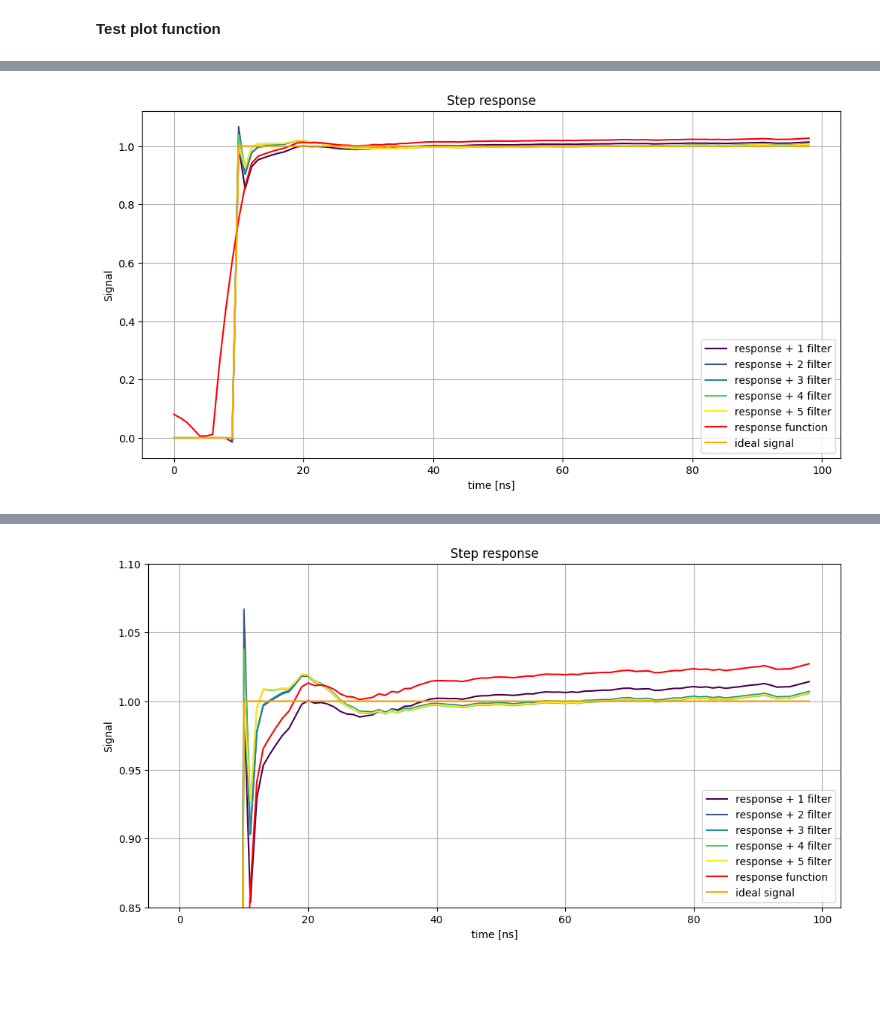
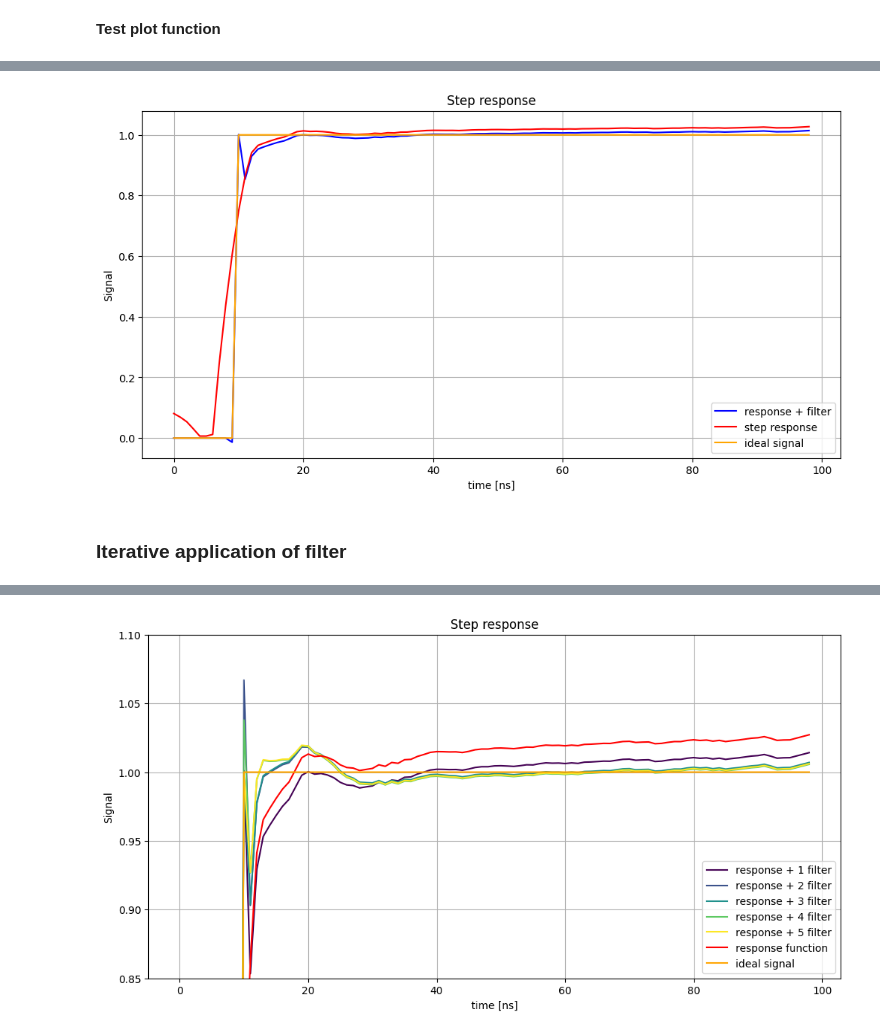
Before and after one commit to ElStabilini/cryoscope_tests, a Jupyter notebook: 7_long_acquisition.ipynb, the cells around one changed output, grey strips where cells are left out. Saved outputs shown, nothing was run; the diff lists cells and outputs as text; code cells hidden in the pictures; blank space fills up the shorter version.

```diff
--- a/7_long_acquisition.ipynb
+++ b/7_long_acquisition.ipynb
@@ -36,7 +40,7 @@ with open(data_json, "rb") as file:
     data = json.load(file)
 
 flux_pulse_amplitude = data["\"flux_pulse_amplitude\""]
-cryoscope_data = load_cryoscope_data(data_path / "data.npz",0.5)
+cryoscope_data = load_cryoscope_data(data_path / "data.npz", FLUX_AMPLITUDE)
 # %%
 cryoscope_results = _fit(cryoscope_data)
 # %% [markdown]
@@ -114,30 +65,12 @@ plt.show()
-# %%
-init_guess = [1, 1, 1]
-results = []
-responses = []
-
-for i in range(5):
-    result = least_squares(
-        residuals_inverse_IIR, initial_guess, args=(t, start, step_response)
-    )
-    results.append(result)
-    step_response = inverse_model_IIR(result.x, t, start, step_response)
-    responses.append(step_response)  # store data at each iteration
-# %%
-step_response = cryoscope_results.step_response["D1"]
-colors = plt.cm.viridis(np.linspace(0, 1, len(responses)))
-
-plt.figure(figsize=(12, 6))
-
-for i, resp in enumerate(responses):
-    plt.plot(t, resp, color=colors[i], label=f"response + {i+1} filter")
-plt.plot(step_response, color="red", label="response function")
-plt.plot(t, step(t, start), color="orange", label="ideal signal")
-plt.xlabel("time [ns]")
-plt.ylabel("Signal")
-plt.title("Step response")
-plt.legend()
-plt.grid()
-plt.show()
-# %% [output]
-[figure, removed]
+# %%
+filtered_response = Signal(
+    inverse_model_IIR(result.x, t, start, step_response), label="response + filter"
+)
+
+response = Signal(step_response, label="step response")
+
+plot_signal_filtered(filtered_response, response, t, start)
+# %% [output]
+[figure, added]
+# %% [markdown]
+### Iterative application of filter
```
Also changed, not shown: parts of 26 cells of this notebook, 9 other files.
